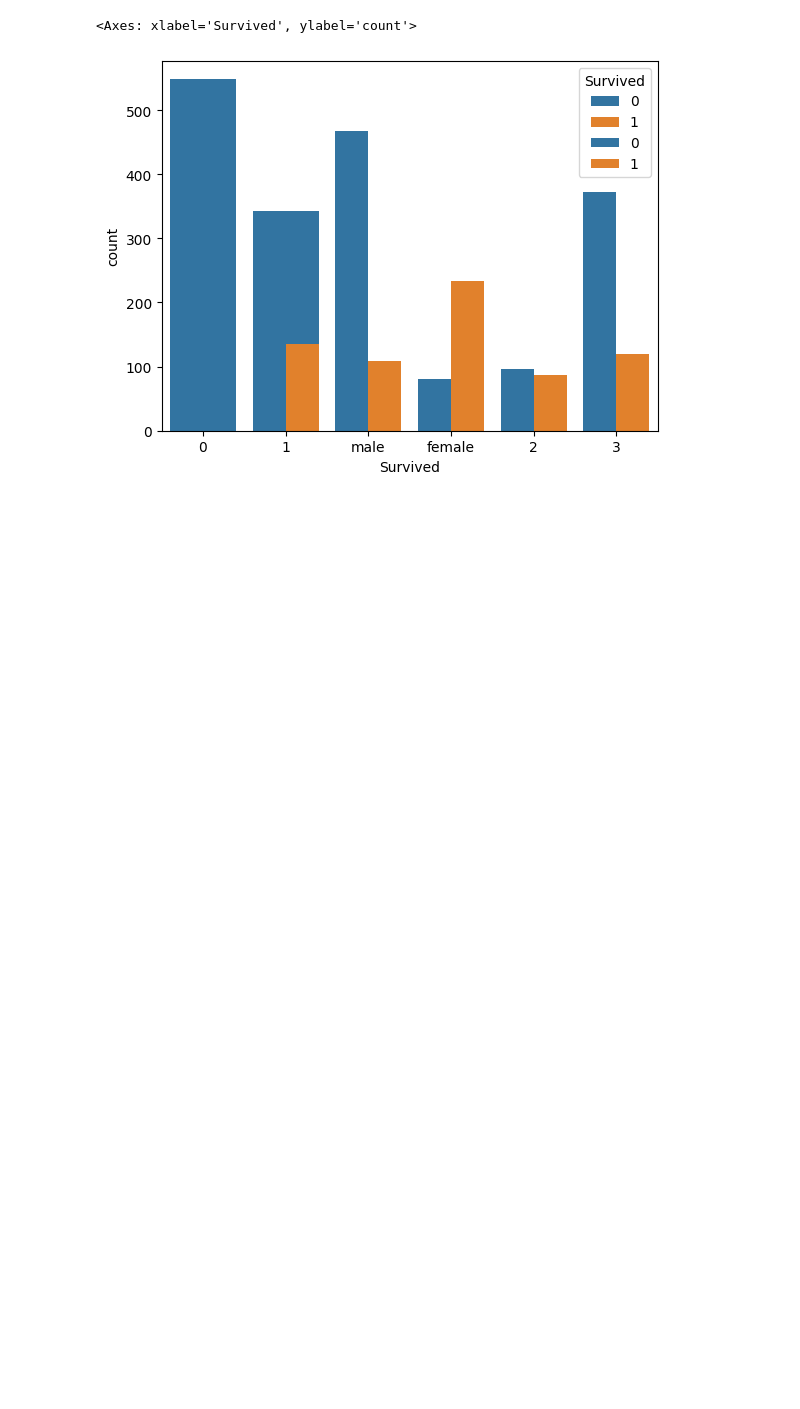
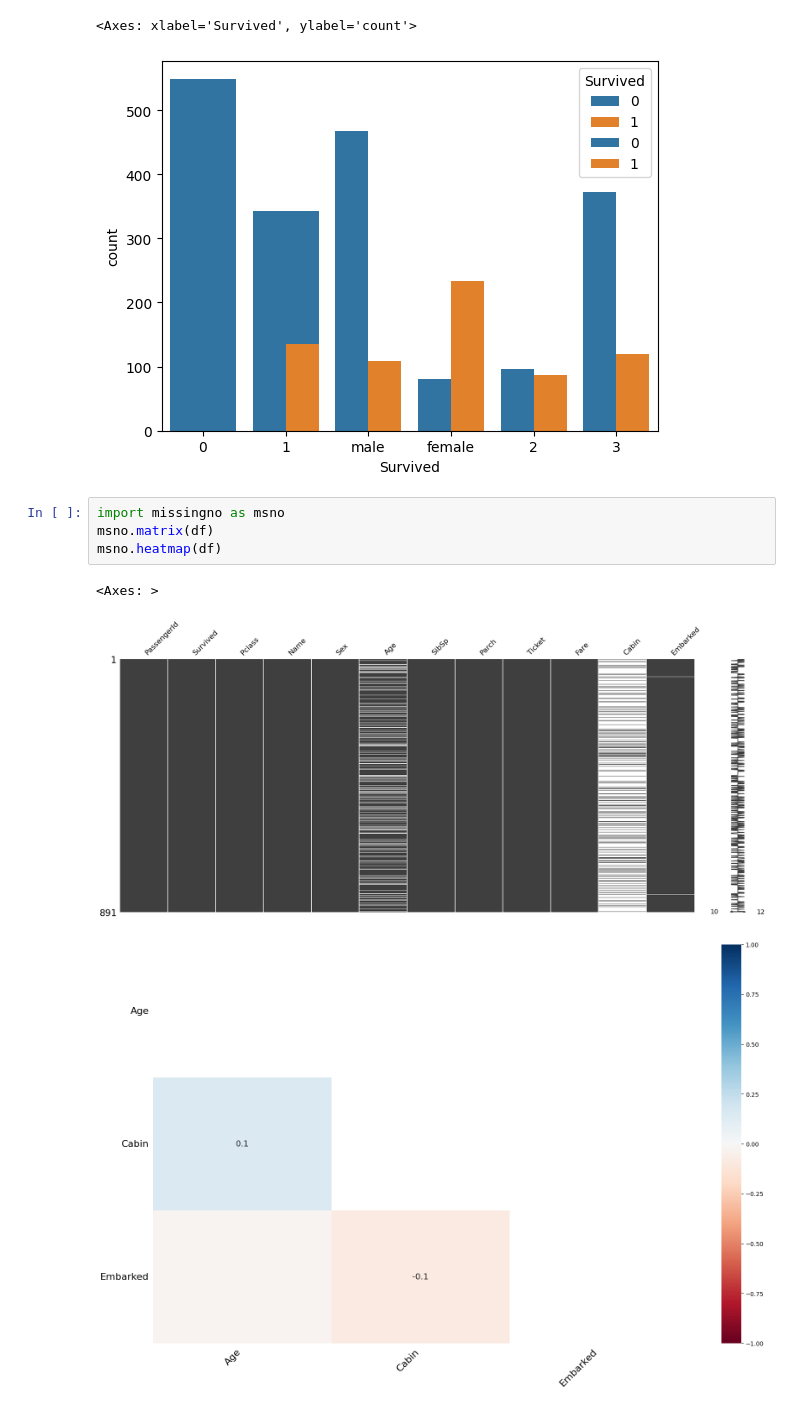
Before and after one commit to Harsimran-singh-7765/Elevate_labs_Harsimran_singh_task_2, a Jupyter notebook: main.ipynb, the cells around one changed output. Drawn from its saved outputs; the diff is of its cells as text; blank space fills up the shorter version.

```diff
--- a/main.ipynb
+++ b/main.ipynb
@@ -82,3 +82,11 @@ sns.countplot(data=df, x='Pclass', hue='Survived')
 # %% [output]
 <Axes: xlabel='Survived', ylabel='count'>
 [figure]
+# %%
+import missingno as msno
+msno.matrix(df)
+msno.heatmap(df)
+# %% [output]
+<Axes: >
+[figure, added]
+[figure, added]
```
Also changed, not shown: parts of 1 cell of this notebook.
